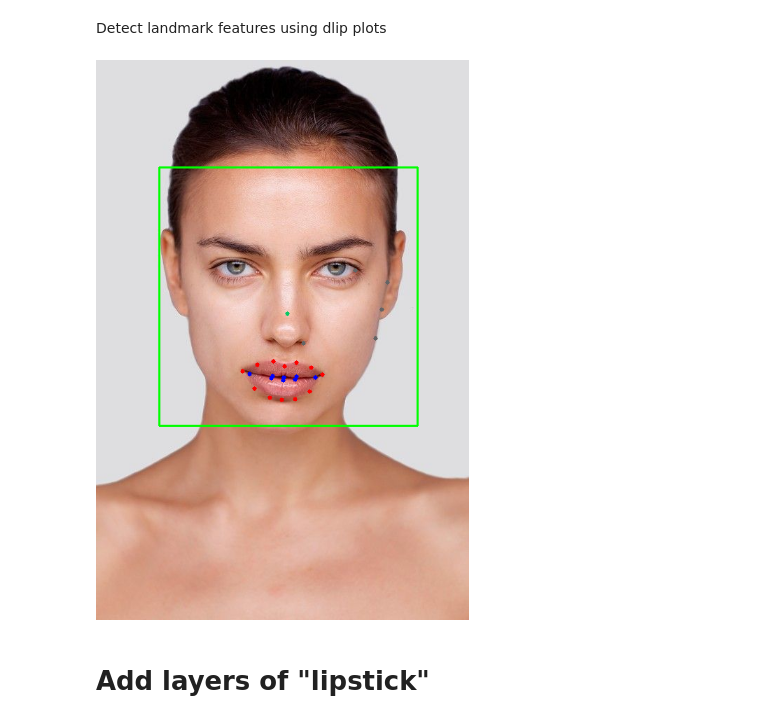
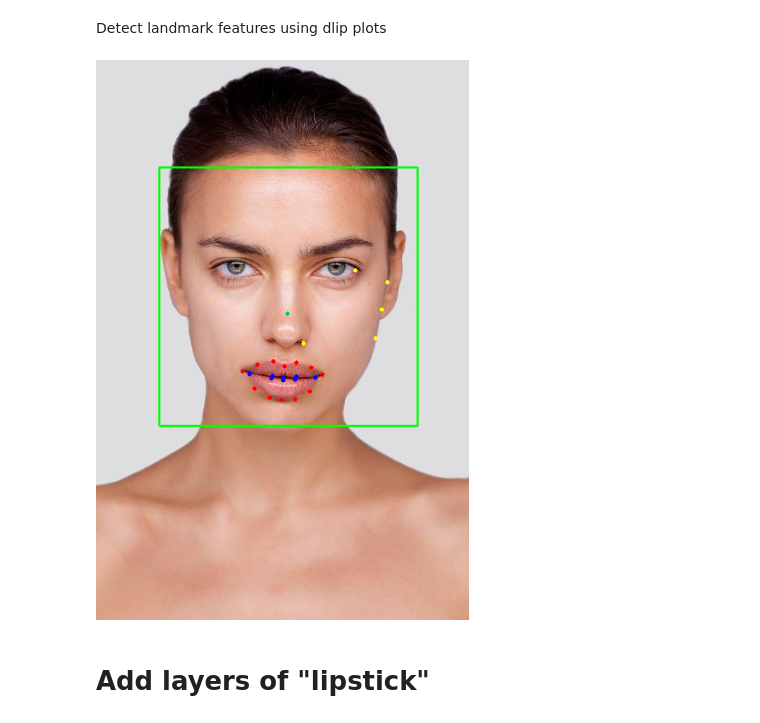
Before and after one commit to tanyarw/virtual-makeup, a Jupyter notebook: virtual_makeup.ipynb, the cells around one changed output. Saved outputs shown, nothing was run; the diff lists cells and outputs as text; code cells hidden in the pictures.

```diff
--- a/virtual_makeup.ipynb
+++ b/virtual_makeup.ipynb
@@ -92,35 +92,35 @@ for face in faces:
             mid_x.append(x)
             mid_y.append(y)
             cv2.circle(img=imgcpy1, center=(x, y), radius=3, color=(100, 200, 10), thickness=-1) # plot mid
 
           if n in range(13,16) or n in (35,45):
             cheek_right_x.append(x)
             cheek_right_y.append(y)
-            cv2.circle(img=imgcpy1, center=(x, y), radius=3, color=(100, 100, 100), thickness=-1) # plot right cheek
+            cv2.circle(img=imgcpy1, center=(x, y), radius=3, color=(0, 255, 255), thickness=-1) # plot right cheek
 
           if n in range(48,60):
             outer_lip_x.append(x)
             outer_lip_y.append(y)
             cv2.circle(img=imgcpy1, center=(x, y), radius=3, color=(0, 0, 255), thickness=-1) # plot outerlips
           if n in range(60,68):
             inner_lip_x.append(x)
             inner_lip_y.append(y)
             cv2.circle(img=imgcpy1, center=(x, y), radius=3, color=(255, 0, 0), thickness=-1) # plot innerlips
 
 
 # show the image
 cv2_imshow(imgcpy1)
 
 outer_lip_x = np.array(outer_lip_x)
 outer_lip_y = np.array(outer_lip_y)
 inner_lip_x = np.array(inner_lip_x)
 inner_lip_y = np.array(inner_lip_y)
 cheek_left_x = np.array(cheek_left_x)
 cheek_left_y = np.array(cheek_left_y)
 cheek_right_x = np.array(cheek_right_x)
 cheek_right_y = np.array(cheek_right_y)
 # %% [output]
-[figure, old version]
+[figure, new version]
 # %% [markdown]
 # Add layers of "lipstick"
 # %%
```
Also changed, not shown: parts of 6 cells of this notebook.
